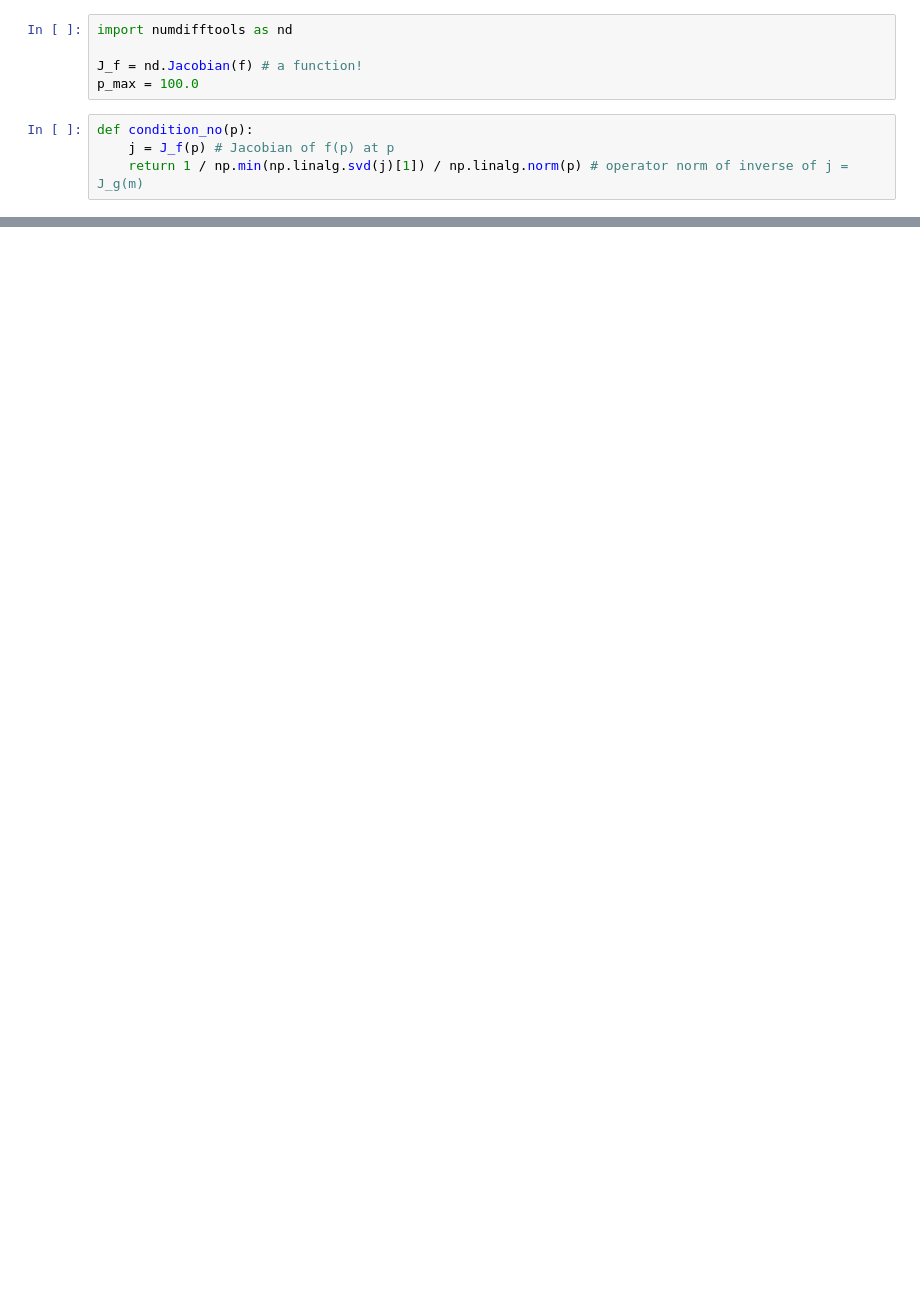
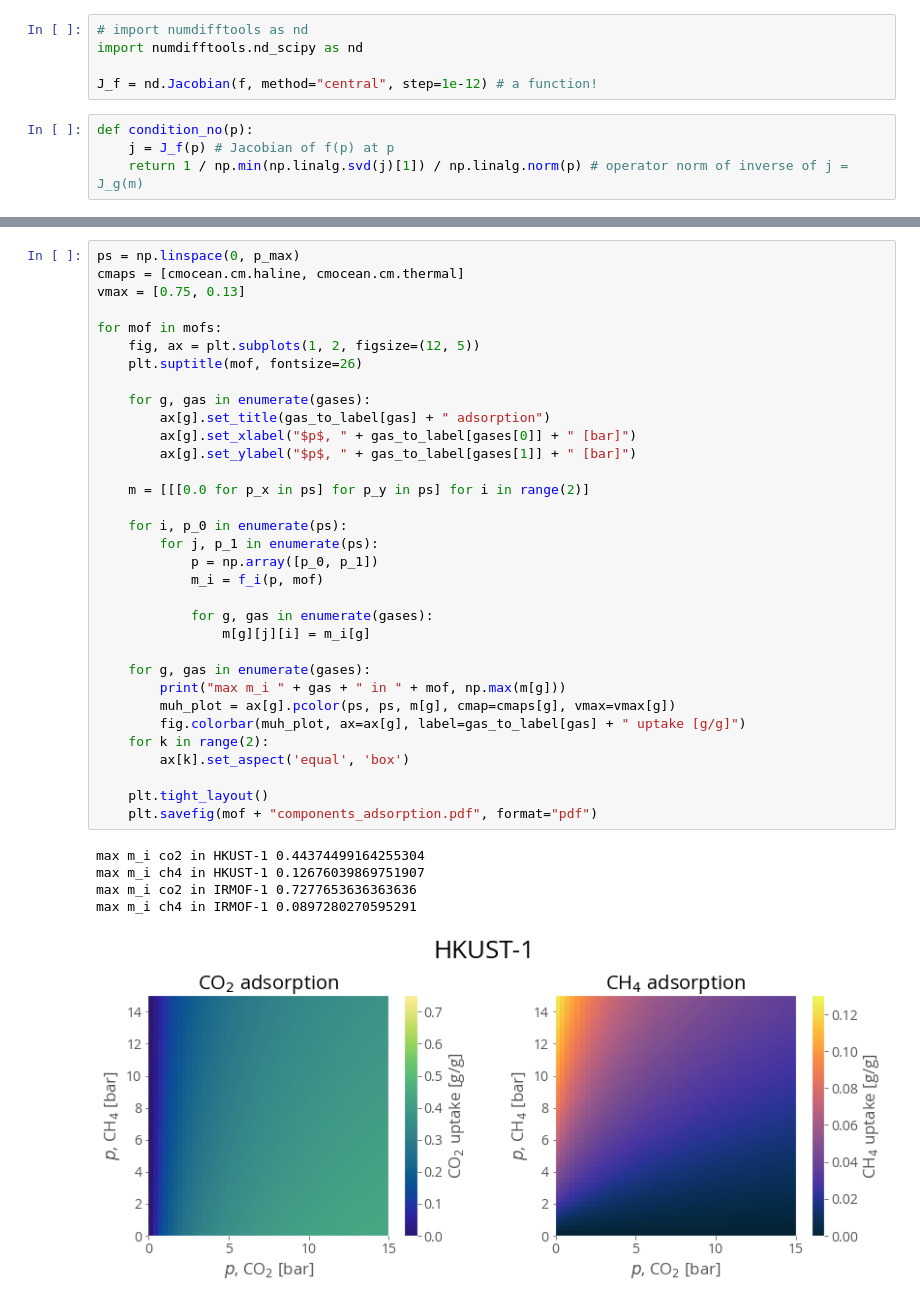
Before and after one commit to SimonEnsemble/nonlinear_sensing, a Jupyter notebook: viz mapping.ipynb, the cells around one changed output, grey strips where cells are left out. Cells and saved outputs as stored; diff of their text form; blank space fills up the shorter version.

Commit message:
woot, added component adsorption

```diff
--- a/viz mapping.ipynb
+++ b/viz mapping.ipynb
@@ -794,10 +594,10 @@ same thing, but trying to map the whole square...
 # %% [markdown]
 # Conditionining
 # %%
-import numdifftools as nd
+# import numdifftools as nd
+import numdifftools.nd_scipy as nd
 
-J_f = nd.Jacobian(f) # a function!
-p_max = 100.0
+J_f = nd.Jacobian(f, method="central", step=1e-12) # a function!
 # %%
 def condition_no(p):
     j = J_f(p) # Jacobian of f(p) at p
@@ -822,0 +623,39 @@ plt.savefig("conditioning.pdf", format="pdf")
+# %%
+ps = np.linspace(0, p_max)
+cmaps = [cmocean.cm.haline, cmocean.cm.thermal]
+vmax = [0.75, 0.13]
+
+for mof in mofs:
+    fig, ax = plt.subplots(1, 2, figsize=(12, 5))
+    plt.suptitle(mof, fontsize=26)
+
+    for g, gas in enumerate(gases):
+        ax[g].set_title(gas_to_label[gas] + " adsorption")
+        ax[g].set_xlabel("$p$, " + gas_to_label[gases[0]] + " [bar]")
+        ax[g].set_ylabel("$p$, " + gas_to_label[gases[1]] + " [bar]")
+
+    m = [[[0.0 for p_x in ps] for p_y in ps] for i in range(2)]
+
+    for i, p_0 in enumerate(ps):
+        for j, p_1 in enumerate(ps):
+            p = np.array([p_0, p_1])
+            m_i = f_i(p, mof)
+
+            for g, gas in enumerate(gases):
+                m[g][j][i] = m_i[g]
+
+    for g, gas in enumerate(gases):
+        print("max m_i " + gas + " in " + mof, np.max(m[g]))
+        muh_plot = ax[g].pcolor(ps, ps, m[g], cmap=cmaps[g], vmax=vmax[g])
+        fig.colorbar(muh_plot, ax=ax[g], label=gas_to_label[gas] + " uptake [g/g]")
+    for k in range(2):
+        ax[k].set_aspect('equal', 'box')
+
+    plt.tight_layout()
+    plt.savefig(mof + "components_adsorption.pdf", format="pdf")
+# %% [output]
+max m_i co2 in HKUST-1 0.44374499164255304
+max m_i ch4 in HKUST-1 0.12676039869751907
+max m_i co2 in IRMOF-1 0.7277653636363636
+max m_i ch4 in IRMOF-1 0.0897280270595291
+[figure, added]
```
Also changed, not shown: parts of 33 cells of this notebook.
